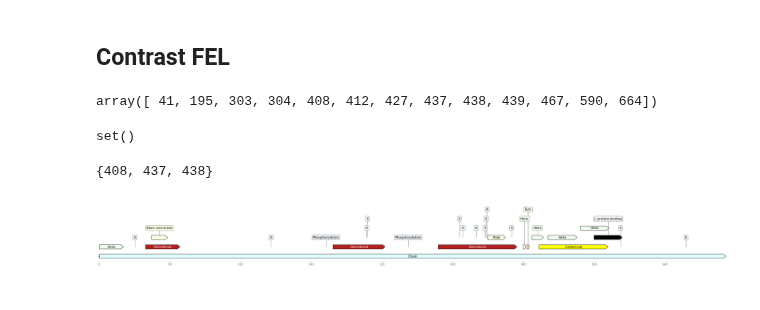
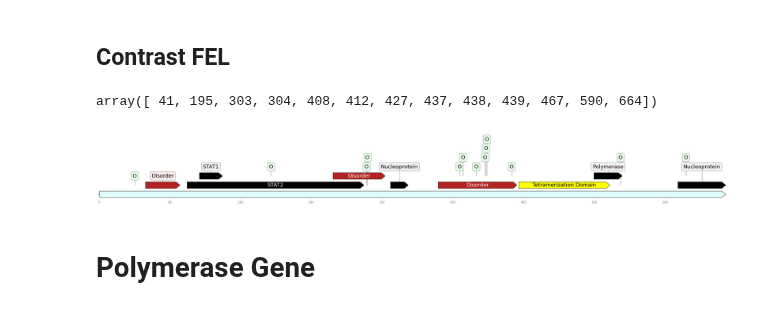
Before and after one commit to sanju99/niv_evo, a Jupyter notebook: plot_gene_domains.ipynb, the cells around one changed output. Saved outputs shown, nothing was run; the diff lists cells and outputs as text; code cells hidden in the pictures.

```diff
--- a/plot_gene_domains.ipynb
+++ b/plot_gene_domains.ipynb
@@ -190,15 +184,9 @@ contrastFel_BGD_MYS_sites = contrast_fel_BGD_MYS.loc[contrast_fel_BGD_MYS['P-val
 contrastFel_BGD_MYS_sites
 # %% [output]
 array([ 41, 195, 303, 304, 408, 412, 427, 437, 438, 439, 467, 590, 664])
-# %%
-set(neg_sites_0_05).intersection(contrastFel_BGD_MYS_sites)
-# %% [output]
-set()
-# %%
-set(meme_sites).intersection(contrastFel_BGD_MYS_sites)
-# %% [output]
-{408, 437, 438}
 # %%
-plot_protein_with_selected_sites(contrastFel_BGD_MYS_sites, features, "contrastFEL_BGD_MYS")
+plot_protein_with_selected_sites(contrastFel_BGD_MYS_sites, None, features, "P_contrastFEL_BGD_MYS")
 # %% [output]
-[figure, old version]
+[figure, new version]
+# %% [markdown]
+# Polymerase Gene
```
Also changed, not shown: parts of 6 cells of this notebook, 11 other files.
